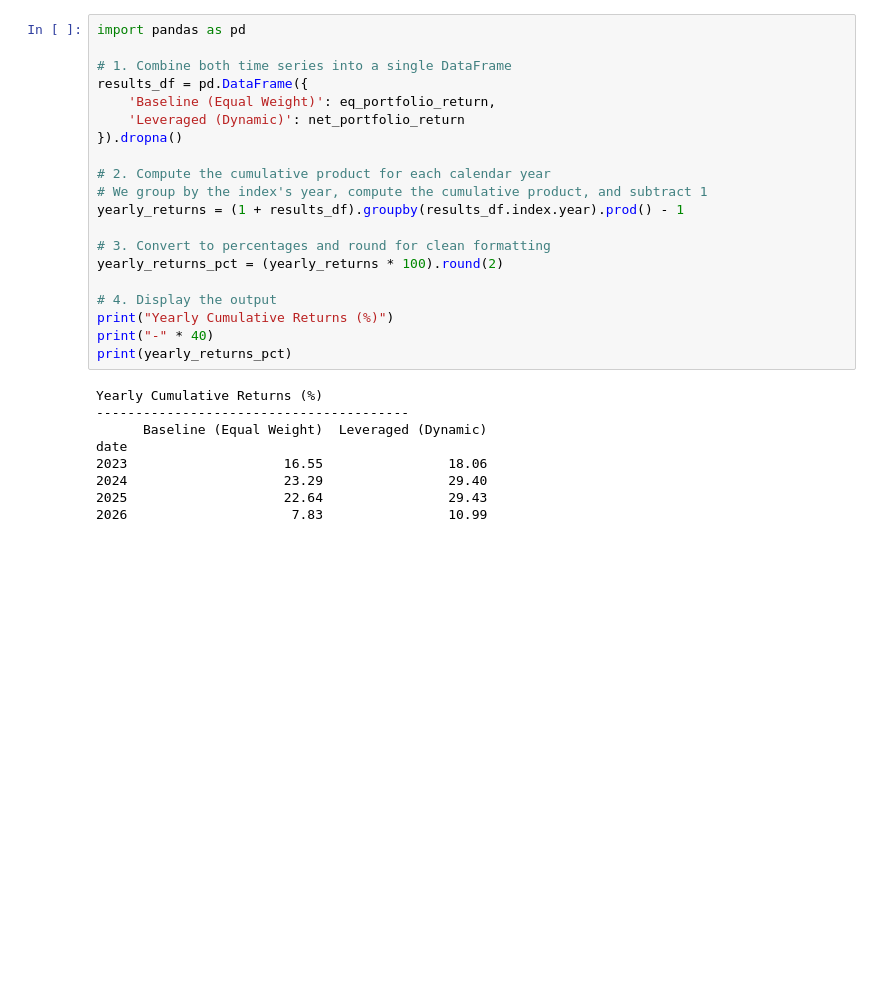
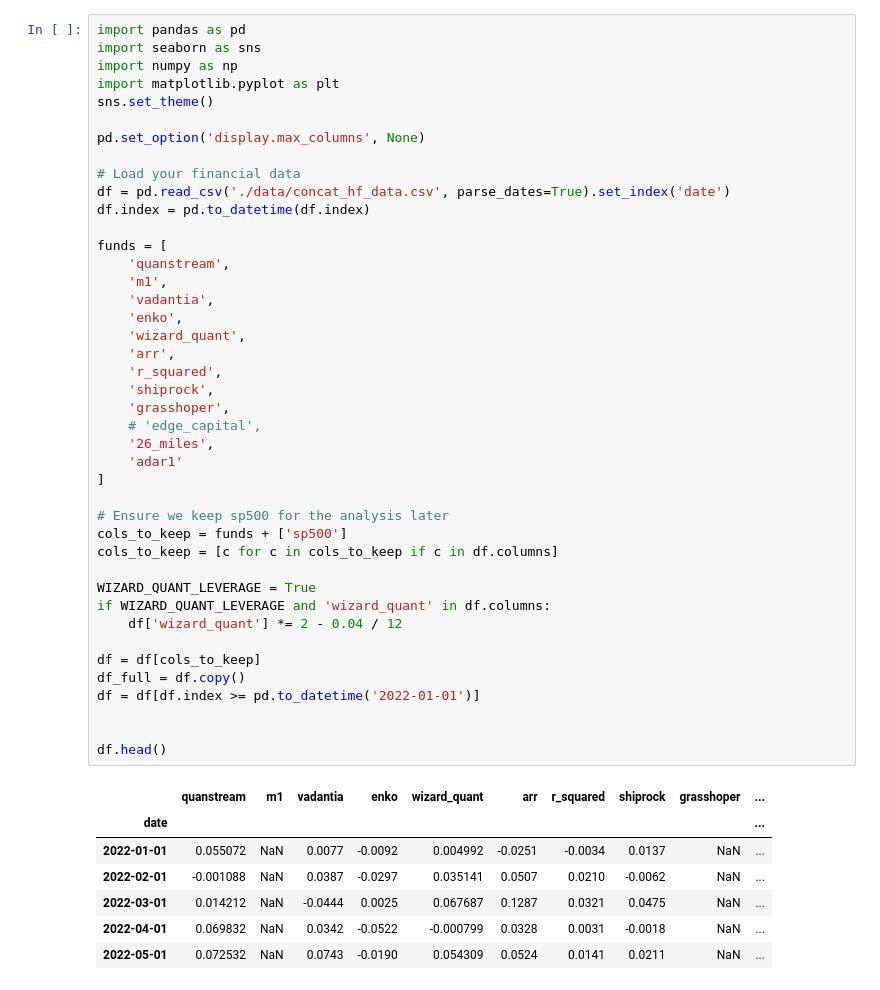
Before and after one commit to arthurdhonneur7/athenee_hf_portfolio, a Jupyter notebook: target_pflio.ipynb, the cells around one changed output. Drawn from its saved outputs; the diff is of its cells as text; blank space fills up the shorter version.

```diff
--- a/target_pflio.ipynb
+++ b/target_pflio.ipynb
@@ -269,29 +1,50 @@ dtype: float64
-# %%
-import pandas as pd
-
-# 1. Combine both time series into a single DataFrame
-results_df = pd.DataFrame({
-    'Baseline (Equal Weight)': eq_portfolio_return,
-    'Leveraged (Dynamic)': net_portfolio_return
-}).dropna()
-
-# 2. Compute the cumulative product for each calendar year
-# We group by the index's year, compute the cumulative product, and subtract 1
-yearly_returns = (1 + results_df).groupby(results_df.index.year).prod() - 1
-
-# 3. Convert to percentages and round for clean formatting
-yearly_returns_pct = (yearly_returns * 100).round(2)
-
-# 4. Display the output
-print("Yearly Cumulative Returns (%)")
-print("-" * 40)
-print(yearly_returns_pct)
-# %% [output]
-Yearly Cumulative Returns (%)
-----------------------------------------
-      Baseline (Equal Weight)  Leveraged (Dynamic)
-date
-2023                    16.55                18.06
-2024                    23.29                29.40
-2025                    22.64                29.43
-2026                     7.83                10.99
+# %%
+import pandas as pd
+import seaborn as sns
+import numpy as np
+import matplotlib.pyplot as plt
+sns.set_theme()
+
+pd.set_option('display.max_columns', None)
+
+# Load your financial data
+df = pd.read_csv('./data/concat_hf_data.csv', parse_dates=True).set_index('date')
+df.index = pd.to_datetime(df.index)
+
+funds = [
+    'quanstream',
+    'm1',
+    'vadantia',
+    'enko',
+    'wizard_quant',
+    'arr',
+    'r_squared',
+    'shiprock',
+    'grasshoper',
+    # 'edge_capital',
+    '26_miles',
+    'adar1'
+]
+
+# Ensure we keep sp500 for the analysis later
+cols_to_keep = funds + ['sp500']
+cols_to_keep = [c for c in cols_to_keep if c in df.columns]
+
+WIZARD_QUANT_LEVERAGE = True
+if WIZARD_QUANT_LEVERAGE and 'wizard_quant' in df.columns:
+    df['wizard_quant'] *= 2 - 0.04 / 12
+
+df = df[cols_to_keep]
+df_full = df.copy()
+df = df[df.index >= pd.to_datetime('2022-01-01')]
+
+
+df.head()
+# %% [output]
+|  | quanstream | m1 | vadantia | enko | wizard_quant | arr | r_squared | shiprock | grasshoper | ... |
+| date |  |  |  |  |  |  |  |  |  | ... |
+| 2022-01-01 | 0.055072 | NaN | 0.0077 | -0.0092 | 0.004992 | -0.0251 | -0.0034 | 0.0137 | NaN | ... |
+| 2022-02-01 | -0.001088 | NaN | 0.0387 | -0.0297 | 0.035141 | 0.0507 | 0.0210 | -0.0062 | NaN | ... |
+| 2022-03-01 | 0.014212 | NaN | -0.0444 | 0.0025 | 0.067687 | 0.1287 | 0.0321 | 0.0475 | NaN | ... |
+| 2022-04-01 | 0.069832 | NaN | 0.0342 | -0.0522 | -0.000799 | 0.0328 | 0.0031 | -0.0018 | NaN | ... |
+| 2022-05-01 | 0.072532 | NaN | 0.0743 | -0.0190 | 0.054309 | 0.0524 | 0.0141 | 0.0211 | NaN | ... |
```
Also changed, not shown: parts of 15 cells of this notebook, 17 other files.
